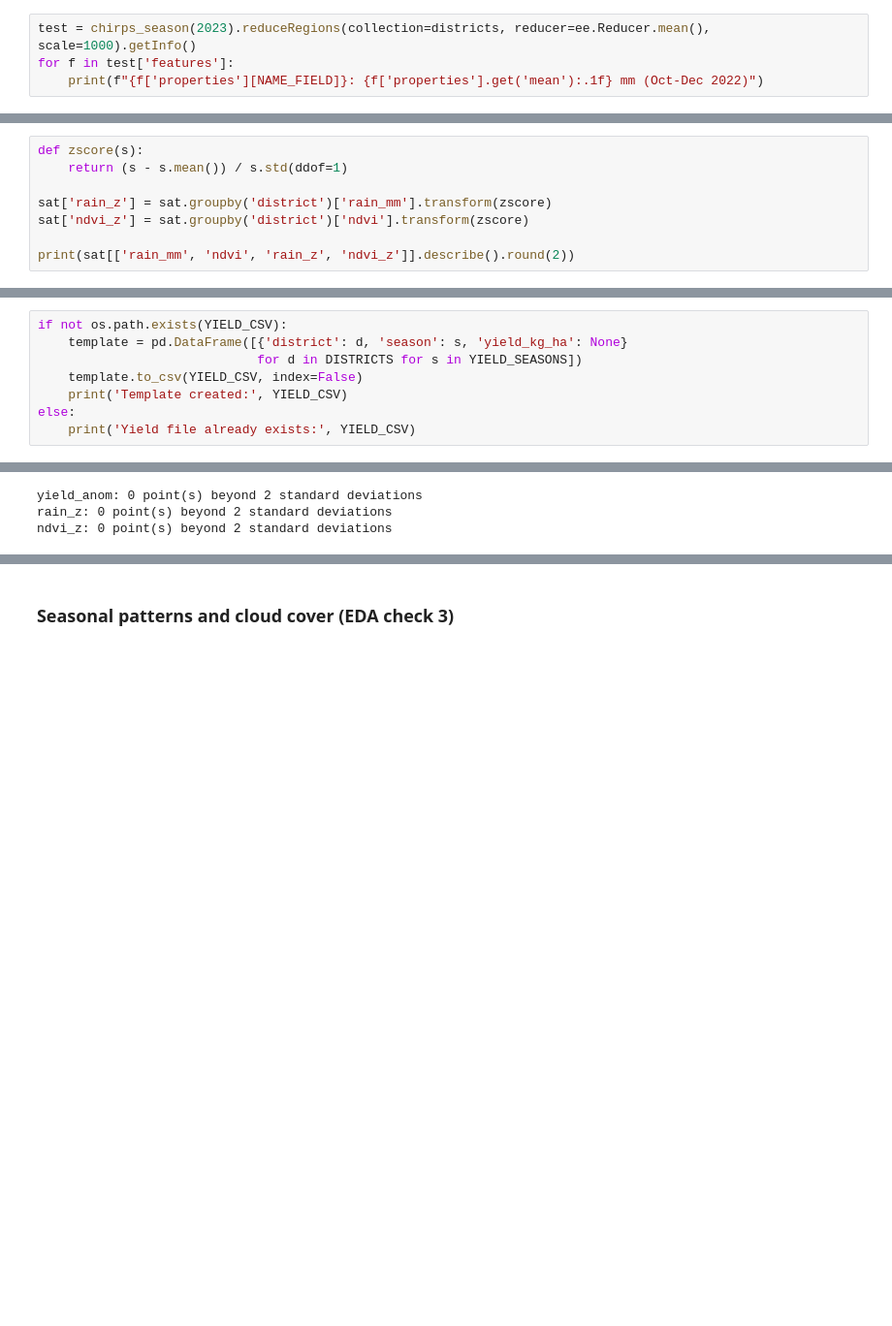
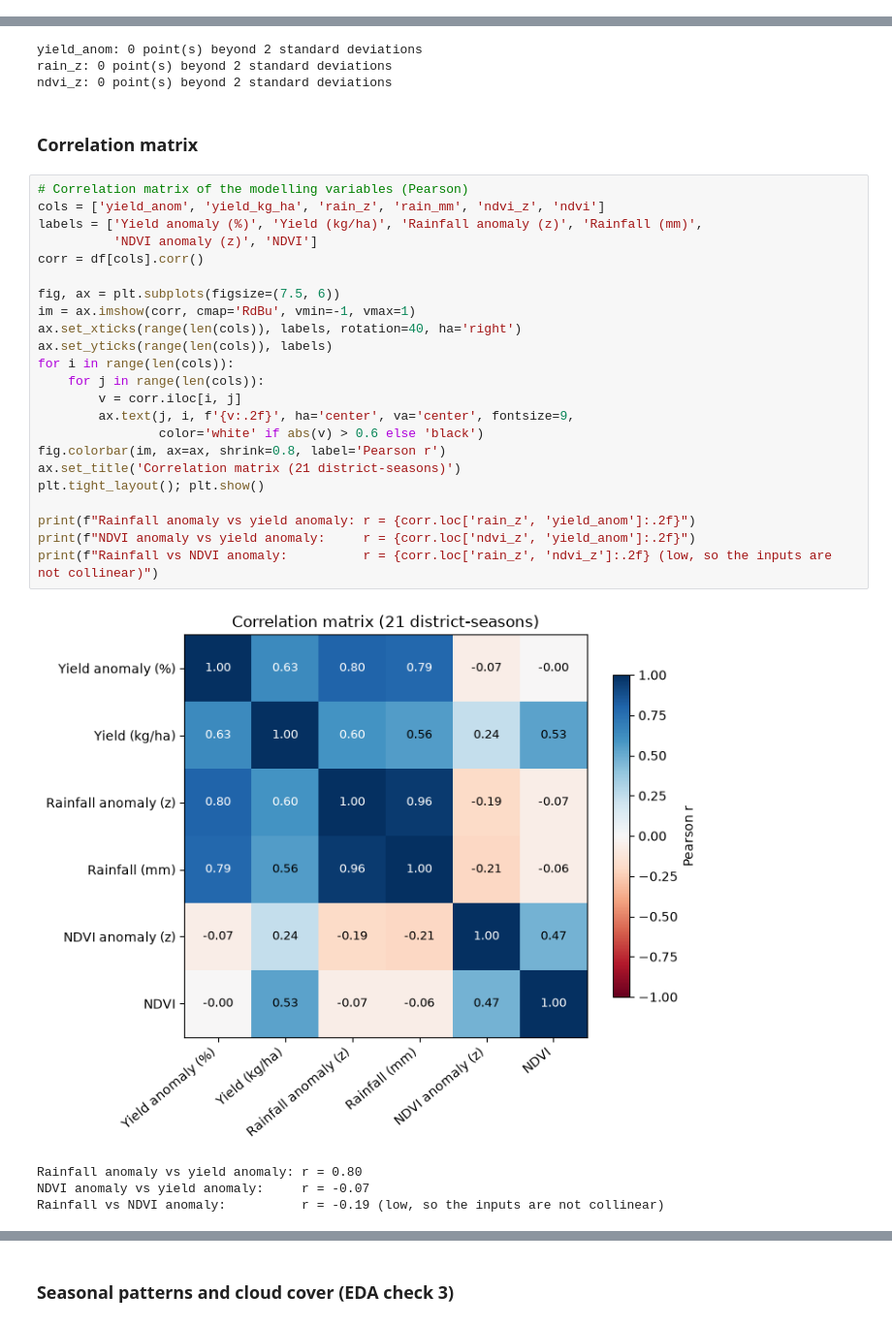
Before and after one commit to JokMaker/parametric-drought-simulator, a Jupyter notebook: notebook/drought_index.ipynb, the cells around one changed output, grey strips where cells are left out. Shown at 97% size. Cells and saved outputs as stored; diff of their text form; blank space fills up the shorter version.

```diff
--- a/notebook/drought_index.ipynb
+++ b/notebook/drought_index.ipynb
@@ -121,4 +0,0 @@ Example: {'CONTINENT': 'Africa', 'DISP_EN': 'Adrar, Adrar, Algeria', 'FID': 163,
-# %%
-test = chirps_season(2023).reduceRegions(collection=districts, reducer=ee.Reducer.mean(), scale=1000).getInfo()
-for f in test['features']:
-    print(f"{f['properties'][NAME_FIELD]}: {f['properties'].get('mean'):.1f} mm (Oct-Dec 2022)")
@@ -188,8 +0,0 @@ dtype: int64
-# %%
-def zscore(s):
-    return (s - s.mean()) / s.std(ddof=1)
-
-sat['rain_z'] = sat.groupby('district')['rain_mm'].transform(zscore)
-sat['ndvi_z'] = sat.groupby('district')['ndvi'].transform(zscore)
-
-print(sat[['rain_mm', 'ndvi', 'rain_z', 'ndvi_z']].describe().round(2))
@@ -221,8 +0,0 @@ season
-# %%
-if not os.path.exists(YIELD_CSV):
-    template = pd.DataFrame([{'district': d, 'season': s, 'yield_kg_ha': None}
-                             for d in DISTRICTS for s in YIELD_SEASONS])
-    template.to_csv(YIELD_CSV, index=False)
-    print('Template created:', YIELD_CSV)
-else:
-    print('Yield file already exists:', YIELD_CSV)
@@ -554,3 +350,33 @@ for col in ['yield_anom', 'rain_z', 'ndvi_z']:
 yield_anom: 0 point(s) beyond 2 standard deviations
 rain_z: 0 point(s) beyond 2 standard deviations
 ndvi_z: 0 point(s) beyond 2 standard deviations
+# %% [markdown]
+### Correlation matrix
+# %%
+# Correlation matrix of the modelling variables (Pearson)
+cols = ['yield_anom', 'yield_kg_ha', 'rain_z', 'rain_mm', 'ndvi_z', 'ndvi']
+labels = ['Yield anomaly (%)', 'Yield (kg/ha)', 'Rainfall anomaly (z)', 'Rainfall (mm)',
+          'NDVI anomaly (z)', 'NDVI']
+corr = df[cols].corr()
+
+fig, ax = plt.subplots(figsize=(7.5, 6))
+im = ax.imshow(corr, cmap='RdBu', vmin=-1, vmax=1)
+ax.set_xticks(range(len(cols)), labels, rotation=40, ha='right')
+ax.set_yticks(range(len(cols)), labels)
+for i in range(len(cols)):
+    for j in range(len(cols)):
+        v = corr.iloc[i, j]
+        ax.text(j, i, f'{v:.2f}', ha='center', va='center', fontsize=9,
+                color='white' if abs(v) > 0.6 else 'black')
+fig.colorbar(im, ax=ax, shrink=0.8, label='Pearson r')
+ax.set_title('Correlation matrix (21 district-seasons)')
+plt.tight_layout(); plt.show()
+
+print(f"Rainfall anomaly vs yield anomaly: r = {corr.loc['rain_z', 'yield_anom']:.2f}")
+print(f"NDVI anomaly vs yield anomaly:     r = {corr.loc['ndvi_z', 'yield_anom']:.2f}")
+print(f"Rainfall vs NDVI anomaly:          r = {corr.loc['rain_z', 'ndvi_z']:.2f} (low, so the inputs are not collinear)")
+# %% [output]
+[figure, added]
+Rainfall anomaly vs yield anomaly: r = 0.80
+NDVI anomaly vs yield anomaly:     r = -0.07
+Rainfall vs NDVI anomaly:          r = -0.19 (low, so the inputs are not collinear)
```
Also changed, not shown: parts of 40 cells of this notebook, 1 other file.
